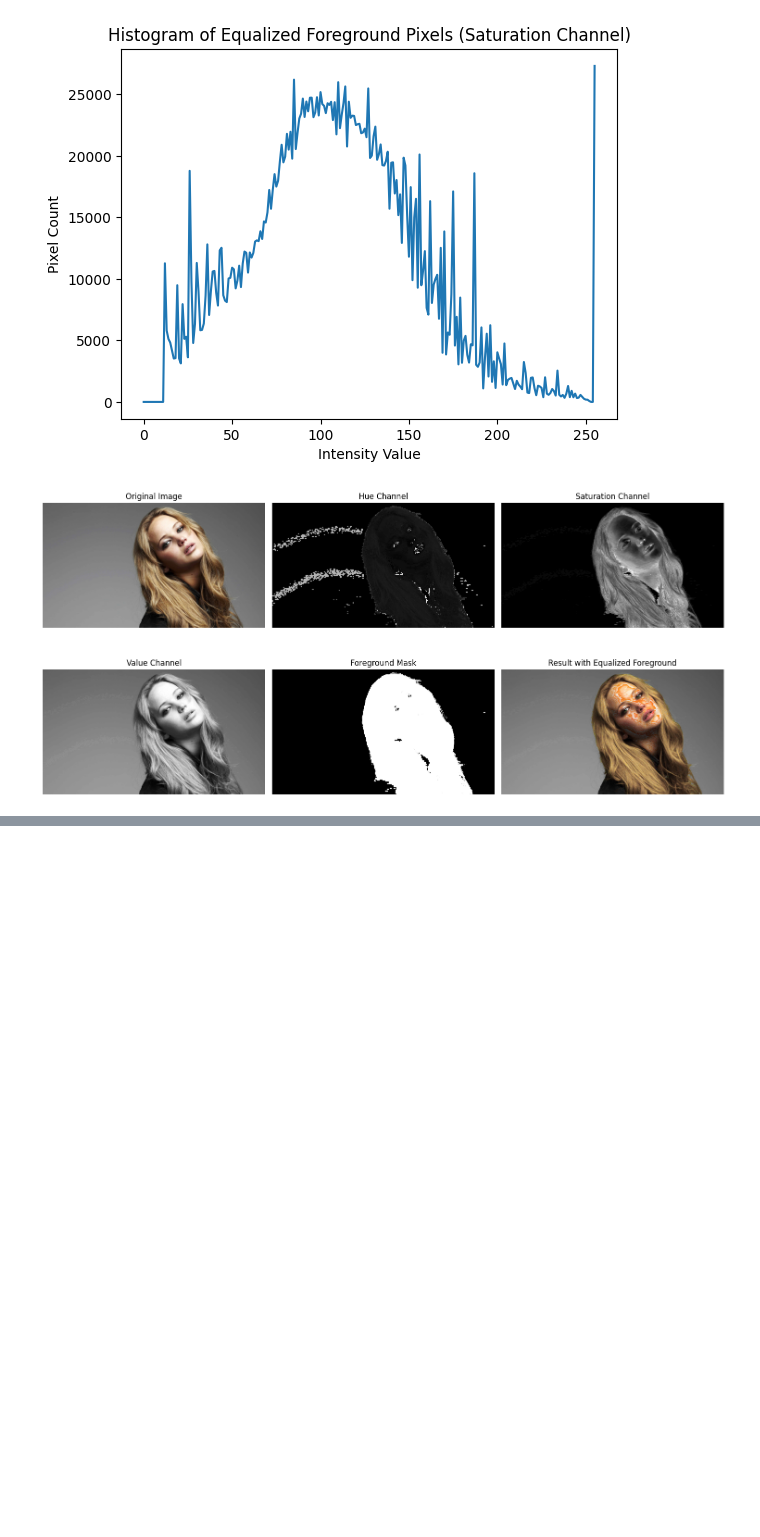
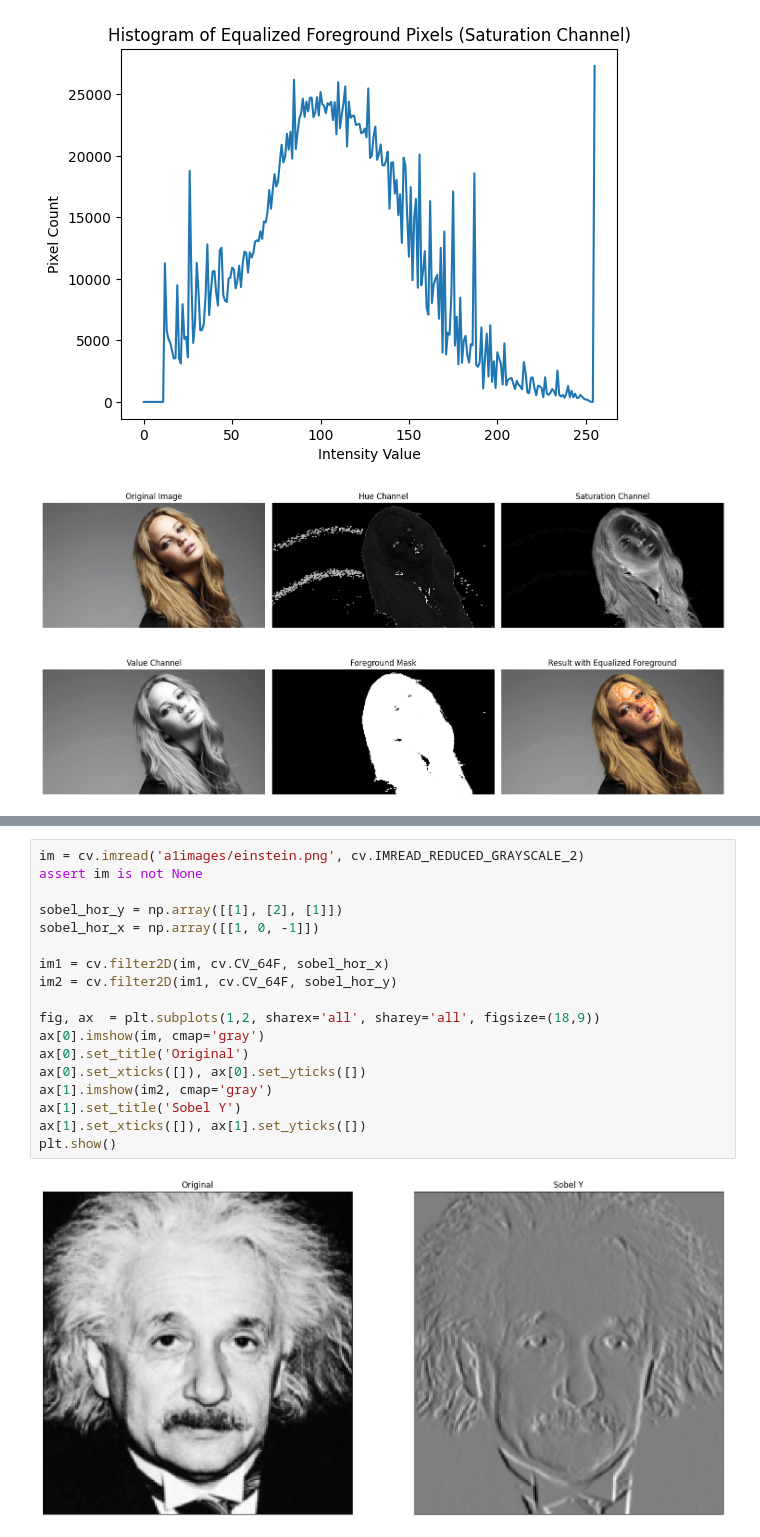
Before and after one commit to silveradium/Computer-Vision---Ranga-Sir, a Jupyter notebook: Assignment1/assignement1.ipynb, the cells around one changed output, grey strips where cells are left out. Drawn from its saved outputs; the diff is of its cells as text; blank space fills up the shorter version.

```diff
--- a/Assignment1/assignement1.ipynb
+++ b/Assignment1/assignement1.ipynb
@@ -367,0 +435,20 @@ plt.show()
+# %%
+im = cv.imread('a1images/einstein.png', cv.IMREAD_REDUCED_GRAYSCALE_2)
+assert im is not None
+
+sobel_hor_y = np.array([[1], [2], [1]])
+sobel_hor_x = np.array([[1, 0, -1]])
+
+im1 = cv.filter2D(im, cv.CV_64F, sobel_hor_x)
+im2 = cv.filter2D(im1, cv.CV_64F, sobel_hor_y)
+
+fig, ax  = plt.subplots(1,2, sharex='all', sharey='all', figsize=(18,9))
+ax[0].imshow(im, cmap='gray')
+ax[0].set_title('Original')
+ax[0].set_xticks([]), ax[0].set_yticks([])
+ax[1].imshow(im2, cmap='gray')
+ax[1].set_title('Sobel Y')
+ax[1].set_xticks([]), ax[1].set_yticks([])
+plt.show()
+# %% [output]
+[figure, added]
```
Also changed, not shown: parts of 2 cells of this notebook.
